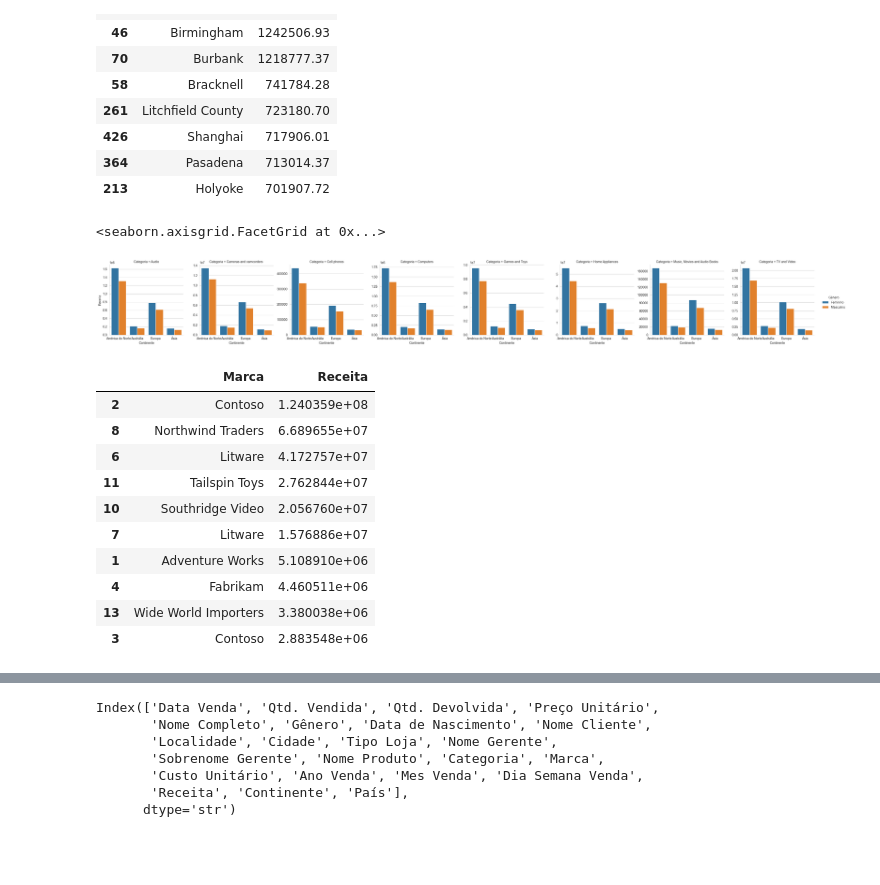
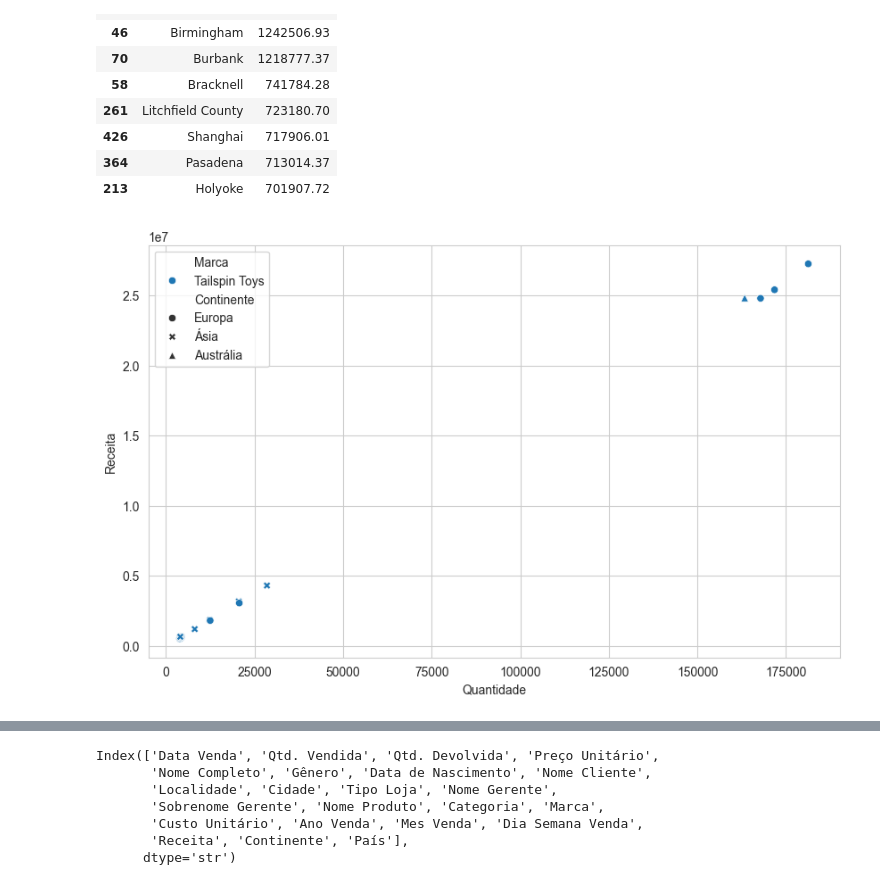
Before and after one commit to Lucas-Sala/Data, a Jupyter notebook: 00_Analise_Vendas/notebooks/04_analise.ipynb, the cells around one changed output, grey strips where cells are left out. Drawn from its saved outputs; the diff is of its cells as text; code cells hidden in the pictures; blank space fills up the shorter version.

```diff
--- a/00_Analise_Vendas/notebooks/04_analise.ipynb
+++ b/00_Analise_Vendas/notebooks/04_analise.ipynb
@@ -405,30 +589,35 @@ df_vendas.groupby("Cidade", as_index=False)["Receita"].sum().nlargest(10,"Receit
 | 364 | Pasadena | 713014.37 |
 | 213 | Holyoke | 701907.72 |
 # %%
-sns.catplot(
-    data=df_vendas.groupby(["Continente", "Gênero","Categoria"], as_index=False)["Receita"].sum(),
-    kind="bar",
-    x="Continente",
-    y="Receita",
-    hue="Gênero",
-    col="Categoria",
-    height=4,
-    sharey=False
+notAmerica = df_vendas[df_vendas["Continente"]!= "América do Norte"]
+
+localidade = ( notAmerica
+    .groupby("Localidade", as_index=False)
+    .agg(
+        Quantidade=("Qtd. Vendida", "sum"),
+        Receita=("Receita", "sum"),
+        Continente=("Continente", "first"),
+        Marca=("Marca", lambda x: x.mode().iloc[0]),
+        Categoria=("Categoria", lambda y: y.mode().iloc[0])
+    )
 )
+
+plt.figure(figsize=(10, 6))
+
+ax = sns.scatterplot(
+        data=localidade,
+        x="Quantidade",
+        y="Receita",
+        style="Continente",
+        hue="Marca",
+        markers=["o","X","^"]
+    )
+
+
+# plt.xlabel("Quantidade Devolvida")
+# plt.ylabel("Marca do Produto")
+# plt.title("Produtos Devolvidos por Marca e Categoria")
+# plt.savefig("../images/produtosDevolvidosMarca.png", bbox_inches='tight', dpi=300)
+plt.show()
 # %% [output]
-<seaborn.axisgrid.FacetGrid at 0x...>
-[figure, old version]
+[figure, new version]
-# %%
-df_vendas.groupby("Marca", as_index=False)["Receita"].sum().nlargest(10,"Receita")
-# %% [output]
-|  | Marca | Receita |
-| 2 | Contoso | 1.240359e+08 |
-| 8 | Northwind Traders | 6.689655e+07 |
-| 6 | Litware | 4.172757e+07 |
-| 11 | Tailspin Toys | 2.762844e+07 |
-| 10 | Southridge Video | 2.056760e+07 |
-| 7 | Litware | 1.576886e+07 |
-| 1 | Adventure Works | 5.108910e+06 |
-| 4 | Fabrikam | 4.460511e+06 |
-| 13 | Wide World Importers | 3.380038e+06 |
-| 3 | Contoso | 2.883548e+06 |
```
Also changed, not shown: parts of 31 cells of this notebook, 14 other files.
